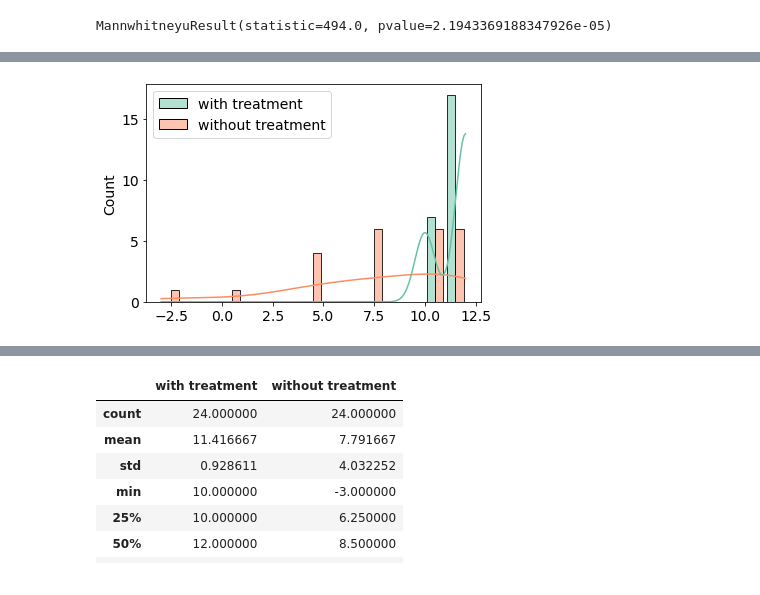
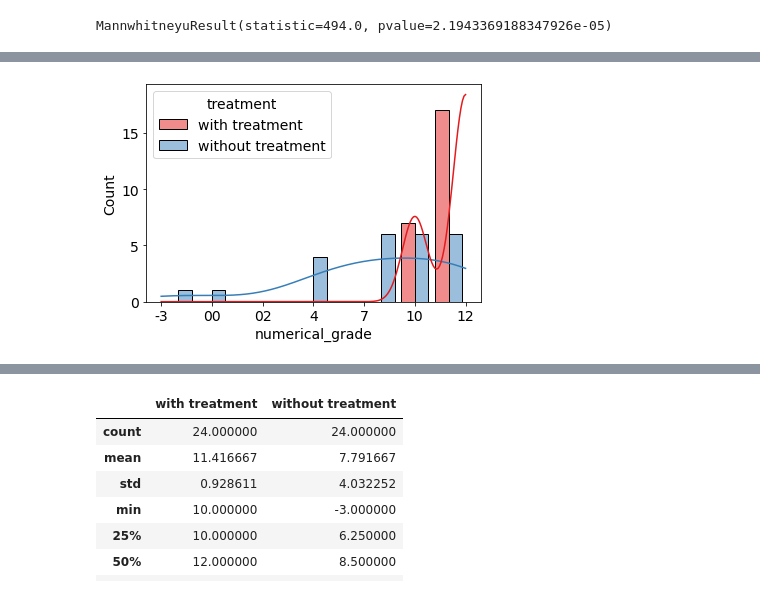
Before and after one commit to HelgeCPH/local_llm_experiment_setup, a Jupyter notebook: Analysis.ipynb, the cells around one changed output, grey strips where cells are left out. Drawn from its saved outputs; the diff is of its cells as text; code cells hidden in the pictures.

```diff
--- a/Analysis.ipynb
+++ b/Analysis.ipynb
@@ -14,8 +14,5 @@ import numpy as np
 import matplotlib.pyplot as plt
 import seaborn as sns
 import scipy.stats as stats
-from scipy.stats import mannwhitneyu, spearmanr
-
-sns.set_palette("Set2")
-plt.rcParams.update({'font.size': 14})
+from scipy.stats import mannwhitneyu, spearmanr, anderson
 # %%
@@ -177,2 +170,7 @@ df
 # %% [markdown]
 ###  RQ1: How does a local LLM affect students’ task completion time in an IP exam?
+# %%
+mask = (df.llm_support == True)
+df.loc[mask, "treatment"] = "with"
+mask = (df.llm_support == False)
+df.loc[mask, "treatment"] = "without"
@@ -326,12 +476,30 @@ compute_improvement_pct(df_points)
+# %%
+def map_grade(danish_grade):
+    grades = [-3, 0, 2, 4, 7, 10, 12]
+    numerical_grades = range(7)
+    grade_map = dict(zip(grades, numerical_grades))
+    return grade_map[danish_grade]
+
+
+def map_grade_to_str_label(danish_grade):
+    grades = [-3, 0, 2, 4, 7, 10, 12]
+    grade_labels = ["-3", "00", "02", "4", "7", "10", "12"]
+    grade_map = dict(zip(grades, grade_labels))
+    return grade_map[danish_grade]
 # %%
-df_grades_with_treatment = df[df.llm_support == True].groupby("experiment_subject")["grade"].first().reset_index()
-df_grades_wo_treatment = df[df.llm_support == False].groupby("experiment_subject")["grade"].first().reset_index()
-df_grades = pd.merge(df_grades_with_treatment, df_grades_wo_treatment, on="experiment_subject") # , left_index=True, right_index=True)
-df_grades.rename(columns={"grade_x": "with treatment", "grade_y": "without treatment"}, inplace=True)
+df["grade_label"] = df.grade.apply(map_grade_to_str_label)
+df_grades_with_treatment = df[df.llm_support == True].groupby("experiment_subject")["numerical_grade"].first().reset_index()
+df_grades_with_treatment["treatment"] = "with treatment"
+df_grades_wo_treatment = df[df.llm_support == False].groupby("experiment_subject")["numerical_grade"].first().reset_index()
+df_grades_wo_treatment["treatment"] = "without treatment"
+
+#df_grades = pd.merge(df_grades_with_treatment, df_grades_wo_treatment, on="experiment_subject") # , left_index=True, right_index=True)
+df_grades = pd.concat((df_grades_with_treatment, df_grades_wo_treatment), axis=0, ignore_index=True)
+#df_grades.rename(columns={"numerical_grade_x": "with treatment", "numerical_grade_y": "without treatment"}, inplace=True)
 df_grades.drop(columns=["experiment_subject"], inplace=True)
-
-sns.histplot(df_grades, color='blue', multiple="dodge", kde=True,
-             binrange=(-3, 12), binwidth=1, shrink=.8)
+df_grades
+p = sns.histplot(data=df_grades, x="numerical_grade", hue="treatment", multiple="dodge", kde=True,  shrink=.8)
+p.set_xticks(range(7), labels=["-3", "00", "02", "4", "7", "10", "12"])
 plt.savefig("images/grade_comparison.pdf", bbox_inches="tight")
 # %% [output]
-[figure, old version]
+[figure, new version]
```
Also changed, not shown: parts of 37 cells of this notebook.
